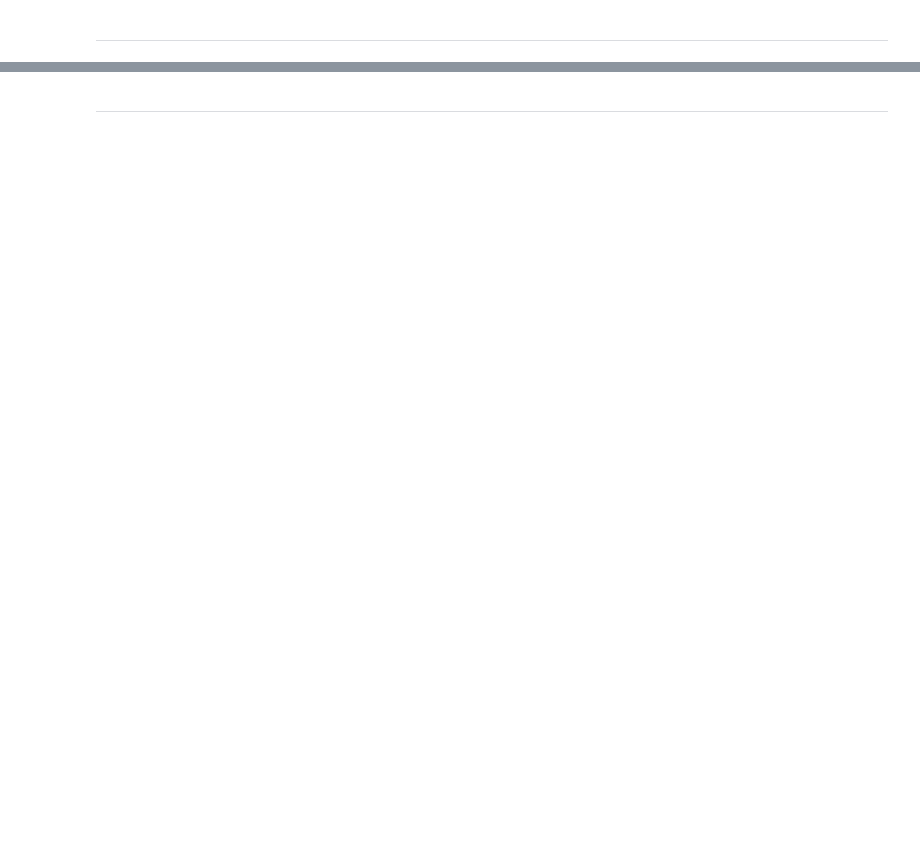
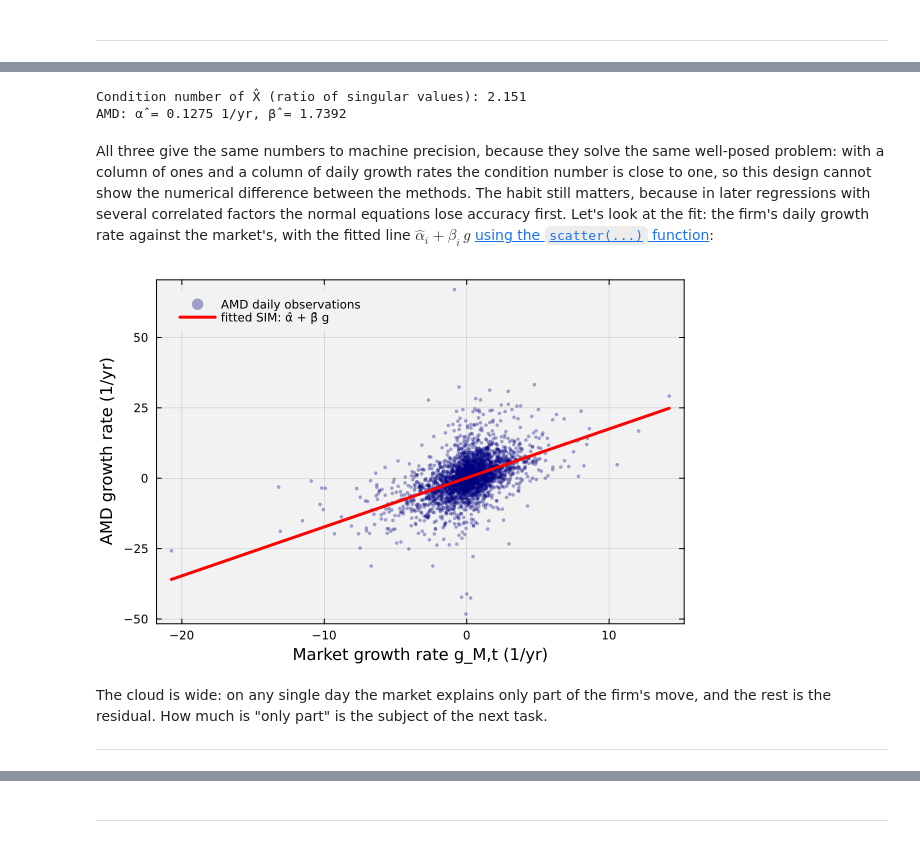
Before and after one commit to varnerlab/CHEME-5660-CourseRepository-Fall-2026, a Jupyter notebook: lectures/week-6/L6a/CHEME-5660-L6a-Example-SVD-SIM-Estimation-Fall-2026.ipynb, the cells around one changed output, grey strips where cells are left out. Drawn from its saved outputs; the diff is of its cells as text; code cells hidden in the pictures; blank space fills up the shorter version.

```diff
--- a/lectures/week-6/L6a/CHEME-5660-L6a-Example-SVD-SIM-Estimation-Fall-2026.ipynb
+++ b/lectures/week-6/L6a/CHEME-5660-L6a-Example-SVD-SIM-Estimation-Fall-2026.ipynb
@@ -62,2 +54,7 @@ list_of_tickers = keys(dataset) |> collect |> sort; # list of firm "ticker" symb
+# %%
+Δt = (1.0/252.0); # time step (1 trading day, in years)
+market_ticker = "SPY"; # the SPDR S&P 500 ETF is our proxy for the market index M
+my_test_ticker = "AMD"; # the firm we walk through by hand
+contrast_ticker = "QQQ"; # an index fund, for contrast with the single stock
 # %% [markdown]
 ___
@@ -166,2 +60,0 @@ Let's start by picking the ticker symbol for our test firm; we'll save this in t
-# %%
-my_test_ticker = "QQQ"; # ticker symbol for our test firm
@@ -336,0 +64,10 @@ end
+# %%
+G = let
+    for ticker ∈ list_of_tickers # the growth-rate matrix aligns rows by position, so the trading dates must agree
+        @assert dataset[ticker].timestamp == dataset[market_ticker].timestamp
+        @assert all(isfinite, dataset[ticker].volume_weighted_average_price) && all(>(0), dataset[ticker].volume_weighted_average_price)
+    end
+    log_growth_matrix(dataset, list_of_tickers, Δt = Δt); # growth rates g (units: 1/years), N days × one column per ticker
+end;
+N, number_of_securities = size(G);
+println("N = $(N) daily growth-rate observations for $(number_of_securities) securities")
@@ -336,0 +78,5 @@ end
+# %%
+g_market = G[:, findfirst(==(market_ticker), list_of_tickers)]; # market growth rates g_M,t (units: 1/years)
+y = G[:, findfirst(==(my_test_ticker), list_of_tickers)]; # test firm growth rates (units: 1/years)
+X̂ = [ones(N) g_market]; # design matrix: intercept column and market column
+size(X̂)
@@ -336,0 +93,30 @@ end
+# %%
+θ̂ = let
+    @assert rank(X̂) == 2 # full column rank: the least-squares solution is unique
+    θ_normal = (transpose(X̂)*X̂) \ (transpose(X̂)*y); # normal equations, solved as a 2×2 linear system
+    θ_qr = X̂ \ y; # least squares through QR
+    F = svd(X̂); # X̂ = U Σ Vᵀ
+    θ_svd = F.V*(Diagonal(1 ./ F.S)*(transpose(F.U)*y)); # pseudo-inverse solution
+    @assert isapprox(θ_normal, θ_qr, rtol = 1e-10) && isapprox(θ_svd, θ_qr, rtol = 1e-10) # three solvers, one estimator
+    println("Condition number of X̂ (ratio of singular values): $(round(F.S[1]/F.S[2], digits=3))")
+    θ_qr; # return
+end;
+println("$(my_test_ticker): α̂ = $(round(θ̂[1], digits=4)) 1/yr, β̂ = $(round(θ̂[2], digits=4))")
+# %% [output]
+Condition number of X̂ (ratio of singular values): 2.151
+AMD: α̂ = 0.1275 1/yr, β̂ = 1.7392
+# %% [markdown]
+All three give the same numbers to machine precision, because they solve the same well-posed problem: with a column of ones and a column of daily growth rates the condition number is close to one, so this design cannot show the numerical difference between the methods. The habit still matters, because in later regressions with several correlated factors the normal equations lose accuracy first. Let's look at the fit: the firm's daily growth rate against the market's, with the fitted line $\hat{\alpha}_{i}+\hat{\beta}_{i}\,g$ [using the `scatter(...)` function](https://docs.juliaplots.org/stable/api/#Plots.scatter-Tuple):
+# %%
+let
+    scatter(g_market, y, ms = 2, msw = 0, alpha = 0.35, c = :navy, label = "$(my_test_ticker) daily observations")
+    xs = range(minimum(g_market), maximum(g_market), length = 50);
+    plot!(xs, θ̂[1] .+ θ̂[2] .* xs, c = :red, lw = 3, label = "fitted SIM: α̂ + β̂ g")
+    plot!(xlabel = "Market growth rate g_M,t (1/yr)", ylabel = "$(my_test_ticker) growth rate (1/yr)",
+        bg = "gray95", background_color_outside = "white", framestyle = :box, fg_legend = :transparent, legend = :topleft)
+end
+# %% [output]
+[figure, added]
+# %% [markdown]
+The cloud is wide: on any single day the market explains only part of the firm's move, and the rest is the residual. How much is "only part" is the subject of the next task.
+___
```
Also changed, not shown: parts of 68 cells of this notebook, 23 other files.
